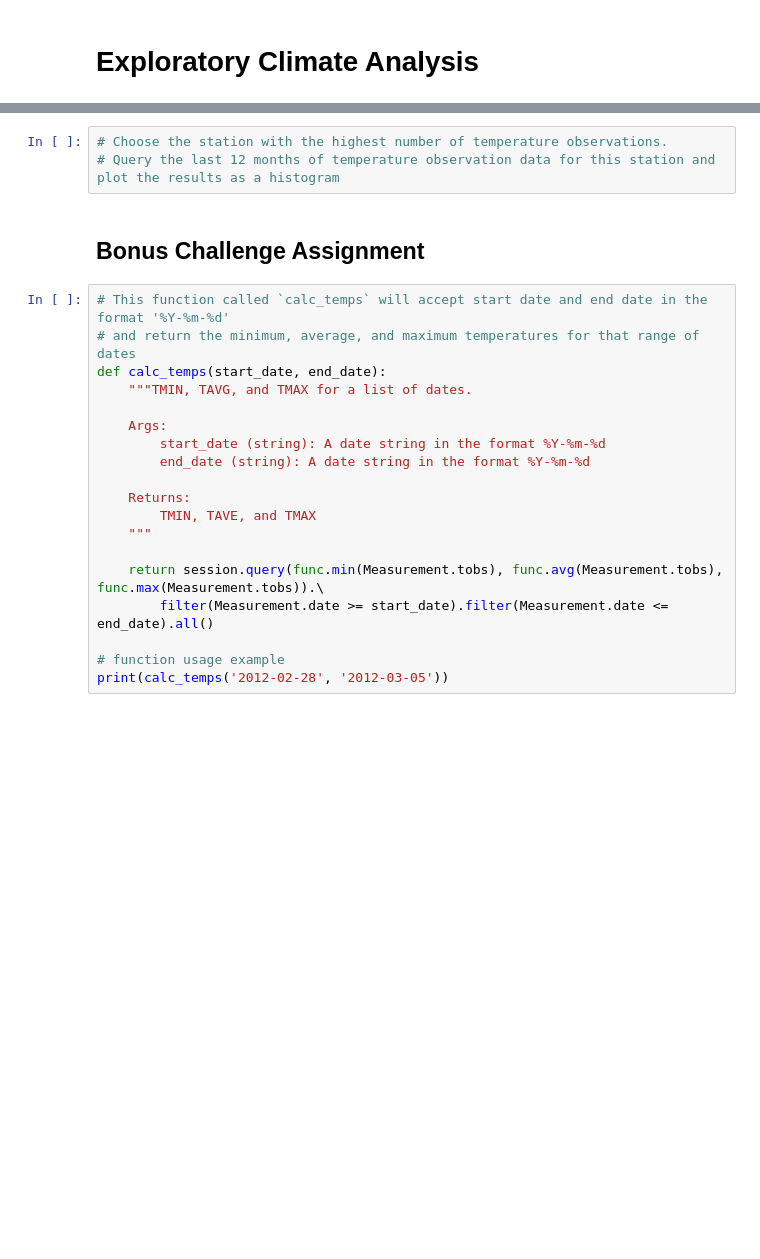
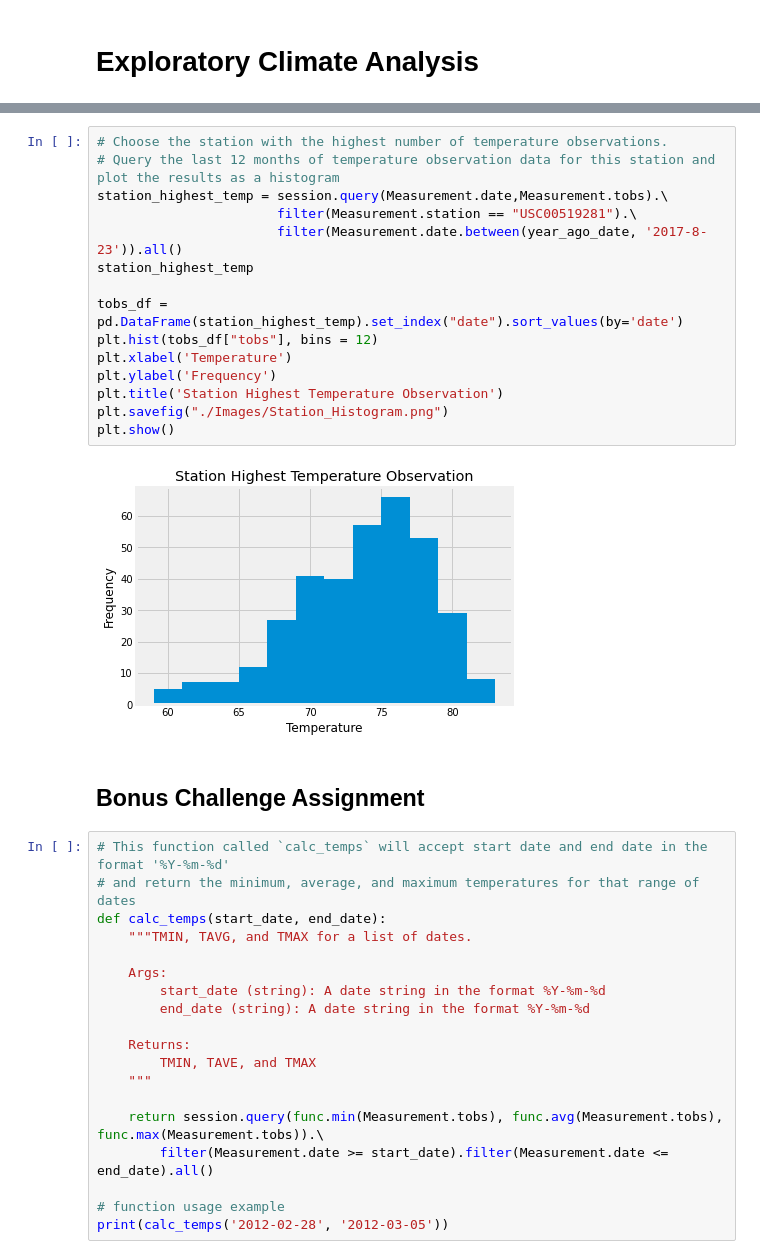
Before and after one commit to SaradhaRam/sqlalchemy-challenge, a Jupyter notebook: climate_starter.ipynb, the cells around one changed output, grey strips where cells are left out. Saved outputs shown, nothing was run; the diff lists cells and outputs as text; blank space fills up the shorter version.

```diff
--- a/climate_starter.ipynb
+++ b/climate_starter.ipynb
@@ -121,6 +198,20 @@ prcp_last_12months
 # %%
 # Choose the station with the highest number of temperature observations.
 # Query the last 12 months of temperature observation data for this station and plot the results as a histogram
+station_highest_temp = session.query(Measurement.date,Measurement.tobs).\
+                       filter(Measurement.station == "USC00519281").\
+                       filter(Measurement.date.between(year_ago_date, '2017-8-23')).all()
+station_highest_temp
+
+tobs_df = pd.DataFrame(station_highest_temp).set_index("date").sort_values(by='date')
+plt.hist(tobs_df["tobs"], bins = 12)
+plt.xlabel('Temperature')
+plt.ylabel('Frequency')
+plt.title('Station Highest Temperature Observation')
+plt.savefig("./Images/Station_Histogram.png")
+plt.show()
+# %% [output]
+[figure, added]
 # %% [markdown]
 ## Bonus Challenge Assignment
 # %%
```
Also changed, not shown: parts of 13 cells of this notebook, 4 other files.
